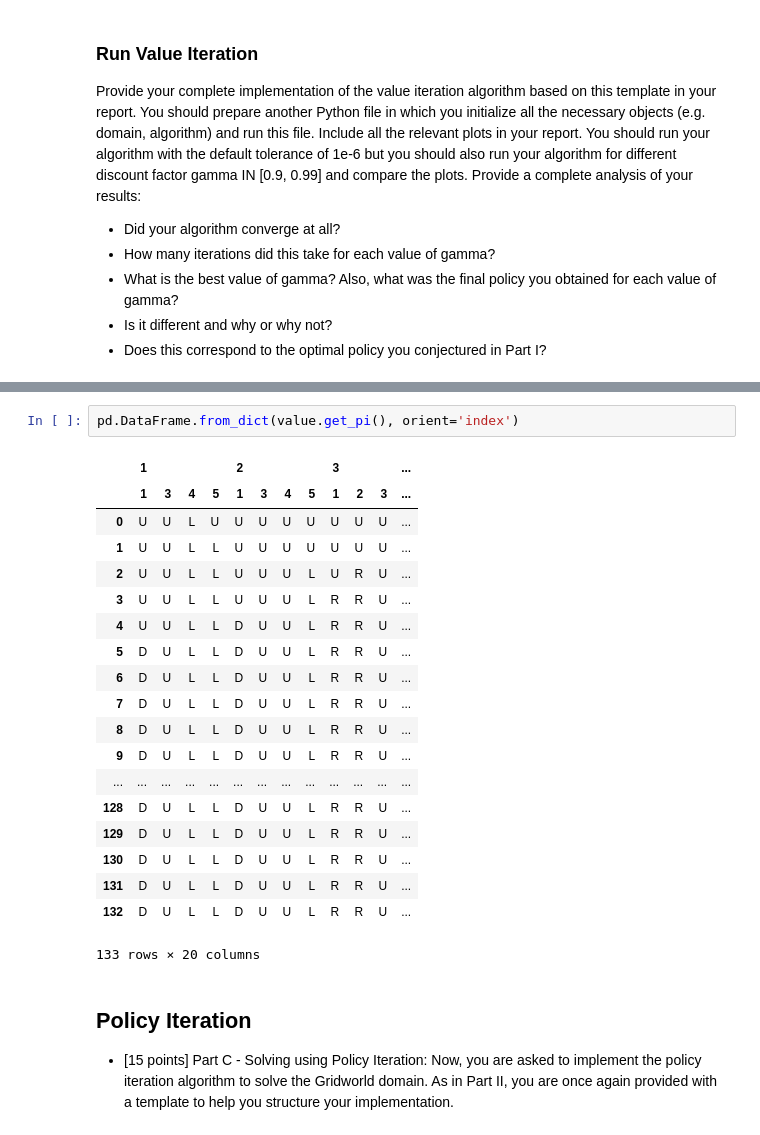
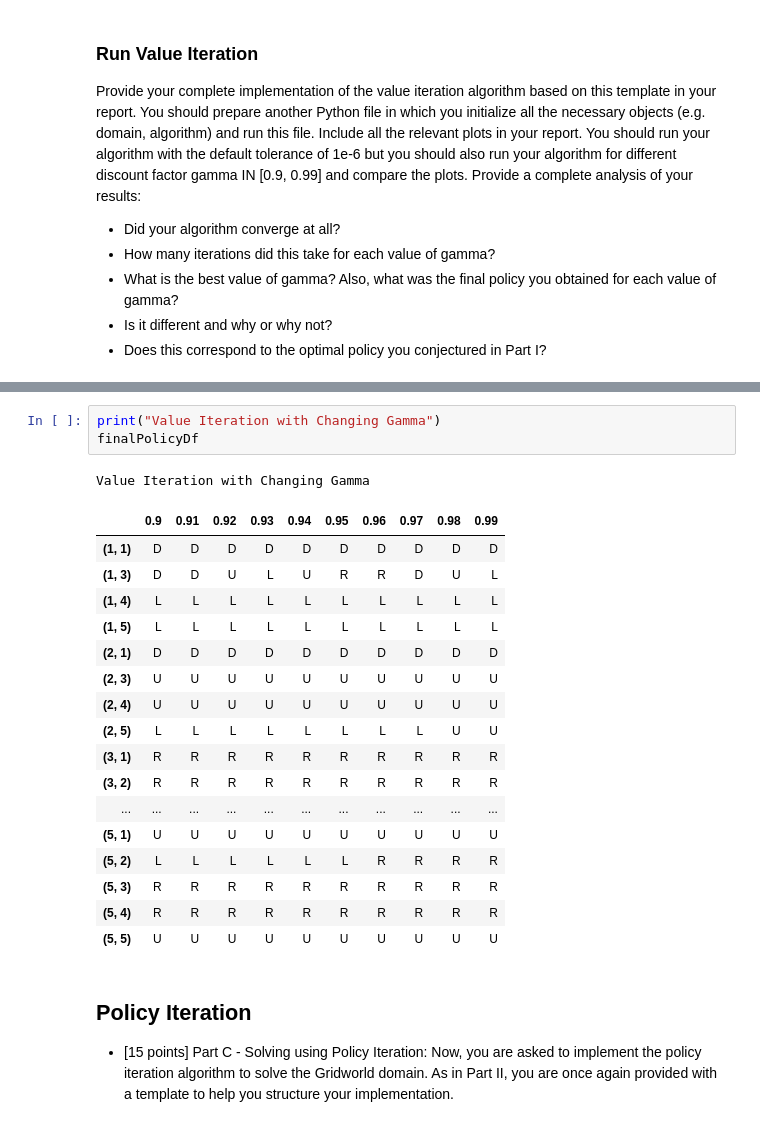
Before and after one commit to jadekhiev/MIE567, a Jupyter notebook: Project 1.ipynb, the cells around one changed output, grey strips where cells are left out. Cells and saved outputs as stored; diff of their text form.

```diff
--- a/Project 1.ipynb
+++ b/Project 1.ipynb
@@ -327,25 +270,25 @@ pd.DataFrame.from_dict(value.get_V(), orient='index')
-# %%
-pd.DataFrame.from_dict(value.get_pi(), orient='index')
-# %% [output]
-|  | 1 |  |  |  | 2 |  |  |  | 3 |  |  | ... |
-|  | 1 | 3 | 4 | 5 | 1 | 3 | 4 | 5 | 1 | 2 | 3 | ... |
-| 0 | U | U | L | U | U | U | U | U | U | U | U | ... |
-| 1 | U | U | L | L | U | U | U | U | U | U | U | ... |
-| 2 | U | U | L | L | U | U | U | L | U | R | U | ... |
-| 3 | U | U | L | L | U | U | U | L | R | R | U | ... |
-| 4 | U | U | L | L | D | U | U | L | R | R | U | ... |
-| 5 | D | U | L | L | D | U | U | L | R | R | U | ... |
-| 6 | D | U | L | L | D | U | U | L | R | R | U | ... |
-| 7 | D | U | L | L | D | U | U | L | R | R | U | ... |
-| 8 | D | U | L | L | D | U | U | L | R | R | U | ... |
-| 9 | D | U | L | L | D | U | U | L | R | R | U | ... |
-| ... | ... | ... | ... | ... | ... | ... | ... | ... | ... | ... | ... | ... |
-| 128 | D | U | L | L | D | U | U | L | R | R | U | ... |
-| 129 | D | U | L | L | D | U | U | L | R | R | U | ... |
-| 130 | D | U | L | L | D | U | U | L | R | R | U | ... |
-| 131 | D | U | L | L | D | U | U | L | R | R | U | ... |
-| 132 | D | U | L | L | D | U | U | L | R | R | U | ... |
-133 rows × 20 columns
+# %%
+print("Value Iteration with Changing Gamma")
+finalPolicyDf
+# %% [output]
+Value Iteration with Changing Gamma
+|  | 0.9 | 0.91 | 0.92 | 0.93 | 0.94 | 0.95 | 0.96 | 0.97 | 0.98 | 0.99 |
+| (1, 1) | D | D | D | D | D | D | D | D | D | D |
+| (1, 3) | D | D | U | L | U | R | R | D | U | L |
+| (1, 4) | L | L | L | L | L | L | L | L | L | L |
+| (1, 5) | L | L | L | L | L | L | L | L | L | L |
+| (2, 1) | D | D | D | D | D | D | D | D | D | D |
+| (2, 3) | U | U | U | U | U | U | U | U | U | U |
+| (2, 4) | U | U | U | U | U | U | U | U | U | U |
+| (2, 5) | L | L | L | L | L | L | L | L | U | U |
+| (3, 1) | R | R | R | R | R | R | R | R | R | R |
+| (3, 2) | R | R | R | R | R | R | R | R | R | R |
+| ... | ... | ... | ... | ... | ... | ... | ... | ... | ... | ... |
+| (5, 1) | U | U | U | U | U | U | U | U | U | U |
+| (5, 2) | L | L | L | L | L | L | R | R | R | R |
+| (5, 3) | R | R | R | R | R | R | R | R | R | R |
+| (5, 4) | R | R | R | R | R | R | R | R | R | R |
+| (5, 5) | U | U | U | U | U | U | U | U | U | U |
 # %% [markdown]
 ## Policy Iteration
 * [15 points] Part C - Solving using Policy Iteration: Now, you are asked to implement the policy iteration algorithm to solve the Gridworld domain. As in Part II, you are once again provided with a template to help you structure your implementation.
```
Also changed, not shown: parts of 18 cells of this notebook, 2 other files.
